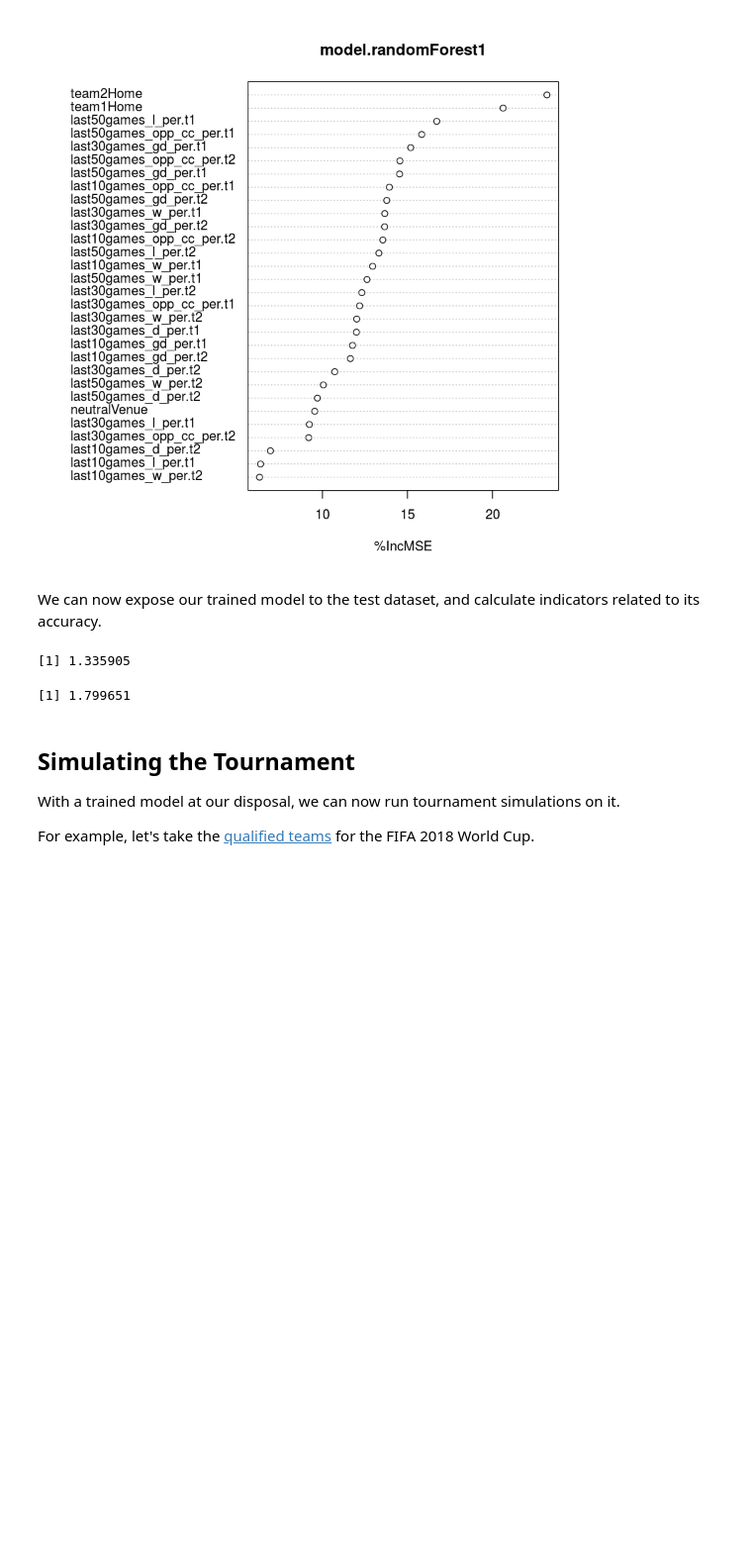
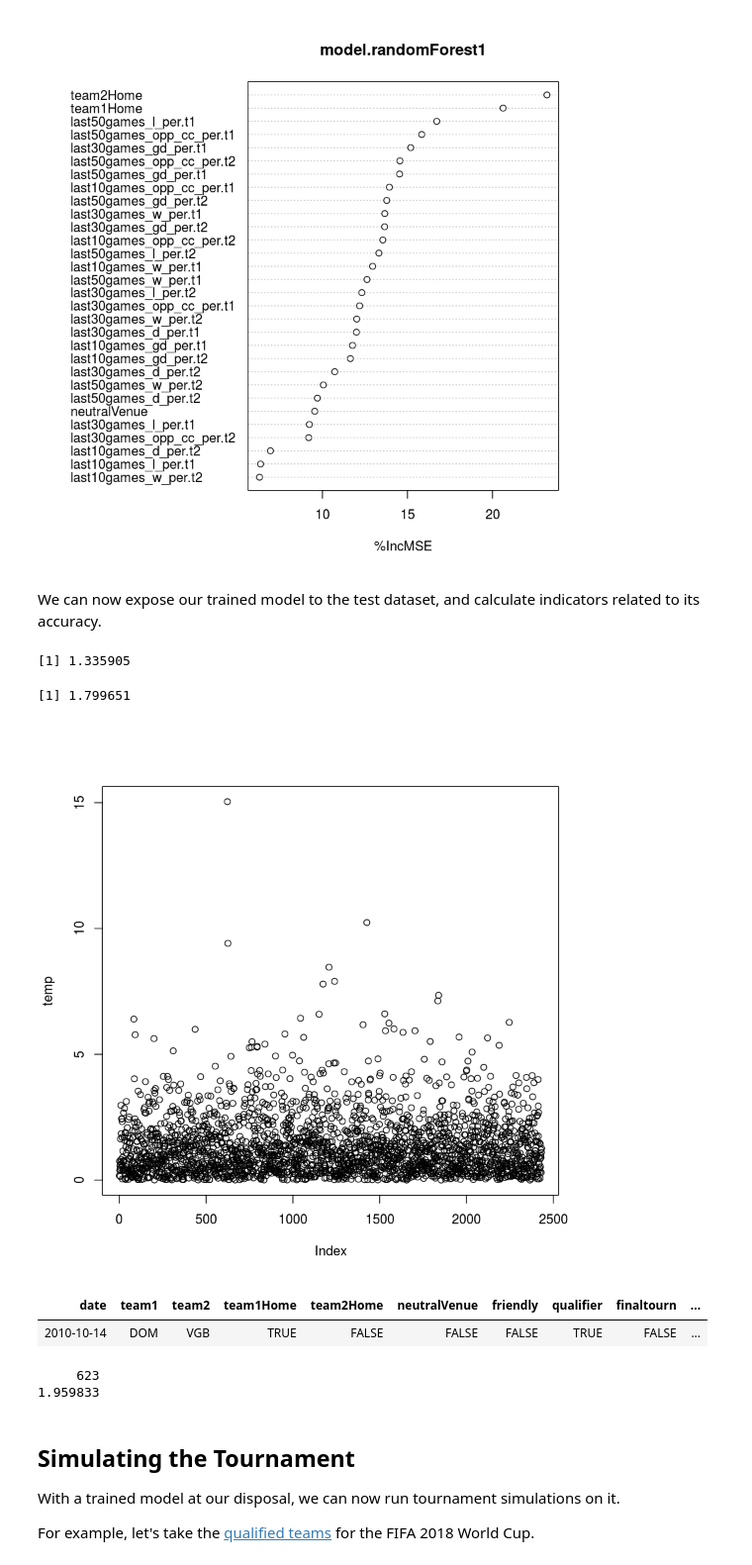
Before and after one commit to neaorin/PredictTheWorldCup, a Jupyter notebook: src/WorldCup.ipynb, the cells around one changed output. Shown at 99% size. Saved outputs shown, nothing was run; the diff lists cells and outputs as text; code cells hidden in the pictures; blank space fills up the shorter version.

```diff
--- a/src/WorldCup.ipynb
+++ b/src/WorldCup.ipynb
@@ -1040,14 +1021,28 @@ We can now expose our trained model to the test dataset, and calculate indicator
 # %%
 data.pred.randomForest1 <- predict(model.randomForest1, data.test1, predict.all = TRUE)
 
 metrics.randomForest1.mae <- Metrics::mae(data.test1$outcome, data.pred.randomForest1$aggregate)
 metrics.randomForest1.rmse <- Metrics::rmse(data.test1$outcome, data.pred.randomForest1$aggregate)
 
 metrics.randomForest1.mae
 metrics.randomForest1.rmse
+
+temp <- abs(data.test1$outcome - data.pred.randomForest1$aggregate)
+plot(temp)
 # %% [output]
 [1] 1.335905
 [1] 1.799651
+[figure, added]
+# %%
+#check the +15 MAE error
+crazy_error <- which(temp > 15)
+data.test1[crazy_error,]
+data.pred.randomForest1$aggregate[crazy_error]
+# %% [output]
+| date | team1 | team2 | team1Home | team2Home | neutralVenue | friendly | qualifier | finaltourn | ... |
+| 2010-10-14 | DOM | VGB | TRUE | FALSE | FALSE | FALSE | TRUE | FALSE | ... |
+     623
+1.959833
 # %% [markdown]
 ## Simulating the Tournament ##
 
```
Also changed, not shown: parts of 7 cells of this notebook, 1 other file.
